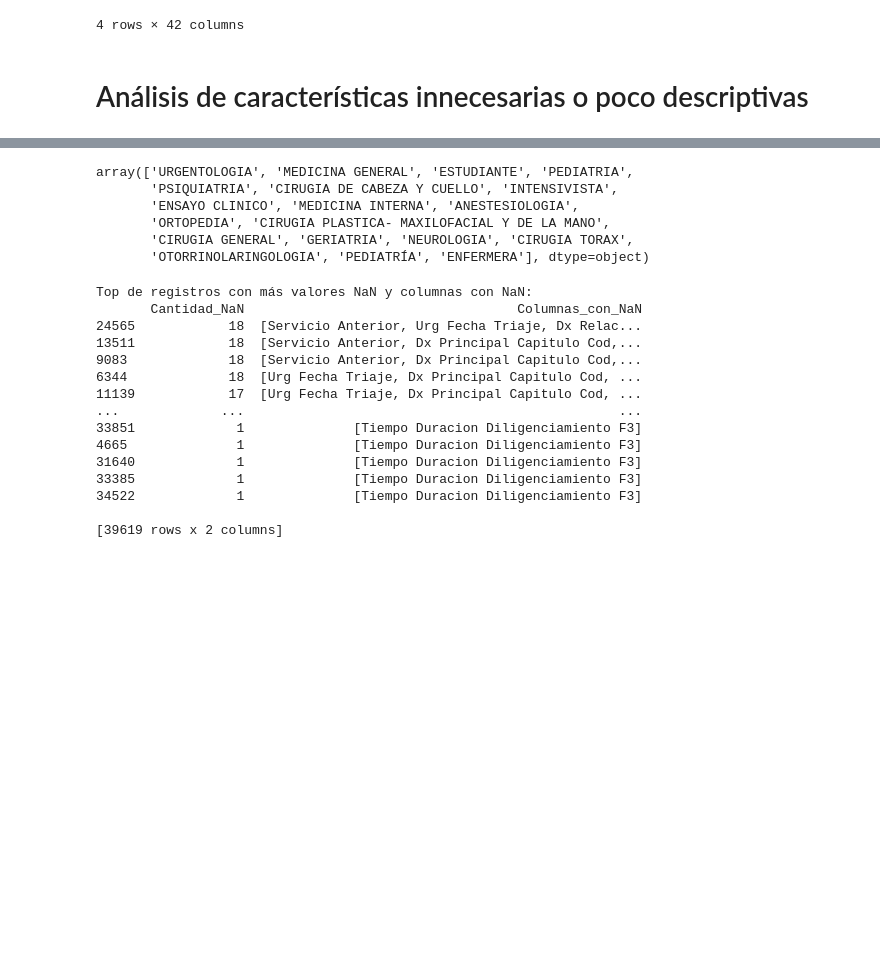
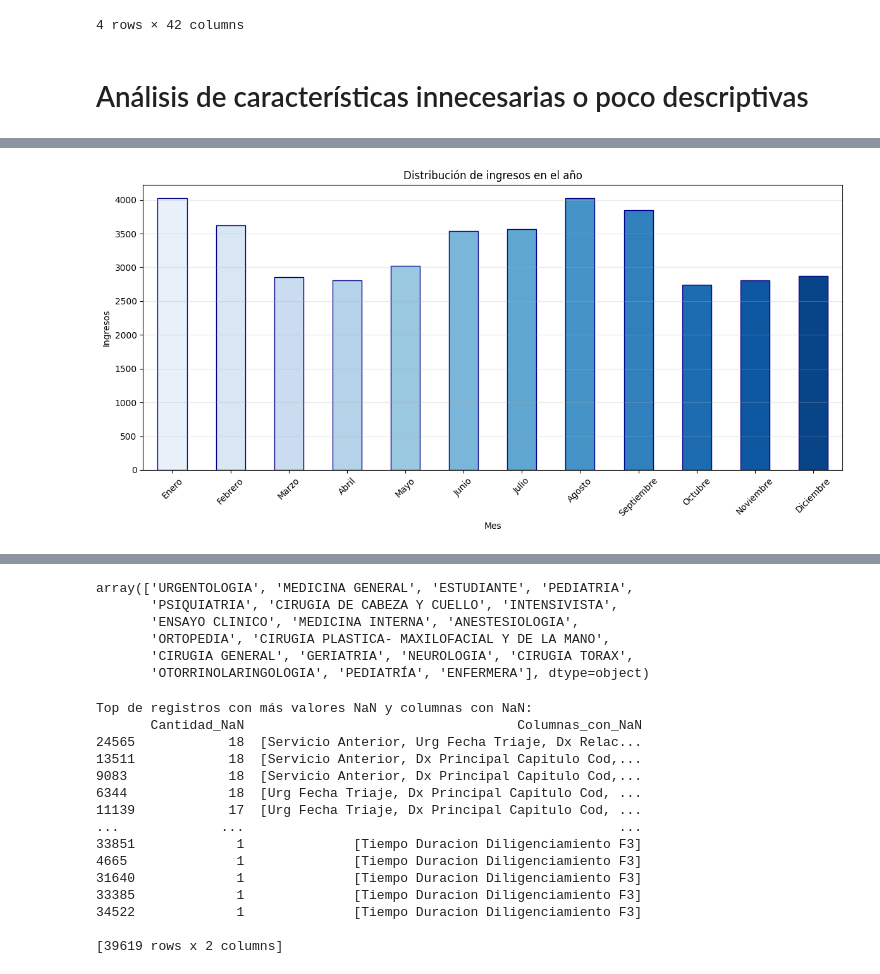
Before and after one commit to santiagogonzalezc/Final_project_ML, a Jupyter notebook: EDA.ipynb, the cells around one changed output, grey strips where cells are left out. Drawn from its saved outputs; the diff is of its cells as text; code cells hidden in the pictures; blank space fills up the shorter version.

```diff
--- a/EDA.ipynb
+++ b/EDA.ipynb
@@ -88,14 +89,16 @@ data.drop(columns=variables_un_valor, inplace=True)
 # Eliminamos la variable de Dx Relacionado1 puesto que esta repetida en la variable Dx Relacionado1 Cod
 # Eliminamos la variable de Dx Relacionado2 puesto que esta repetida en la variable Dx Relacionado2 Cod
 # Eliminamos la variable de Dx Relacionado3 puesto que esta repetida en la variable Dx Relacionado3 Cod
+# Eliminamos la variable de Dx Principal Capitulo Cod puesto que es igual a la variable Dx Principal Cod sin el ultimo valor del código
+# Eliminamos la variable Horas (Camara - F3) debido a que no es congruente con la resta entre las fechas de Camara y F3
+# Las fechas de Camara y F3 no son congruentes debido a que a a veces la fecha de camara es mayor que la de F3
+# Eliminamos la variable Dias (Triaje - F3) debido a que el 99% de los valores es 0 y el restante es -1
 
 # Quitamos la variable unidad y convertimos los mesesy dias a unidades de años
 data['Paciente Edad'] = data['Paciente Edad'].astype(float)
 data.loc[data['Unidad'] == 'Meses', 'Paciente Edad'] /= 12
 data.loc[data['Unidad'] == 'Días', 'Paciente Edad'] /= 365
 
-
-# VERIFICAR SI TODOS LOS DX PRINCIPAL COD == DX PRINCIPAL CAPITULO [:-1]
 
 data.drop(columns=['Nro Atencion',
                     'Paciente Tipo Identificacion',
@@ -107,7 +110,10 @@ data.drop(columns=['Nro Atencion',
                     'Dx Relacionado1\n',
                     'Dx Relacionado2\n',
                     'Dx Relacionado3\n',
-                    'Unidad'],
+                    'Unidad',
+                    'Dx Principal Capitulo Cod',
+                    'Horas (Camara - F3)',
+                    'Dias (Triaje - F3)'],
             inplace=True)
 
 data
@@ -127,0 +155,25 @@ data
+# %%
+month_counts = data['Mes'].value_counts().sort_index()
+months_order = ['Enero', 'Febrero', 'Marzo', 'Abril', 'Mayo', 'Junio', 'Julio', 'Agosto', 'Septiembre', 'Octubre', 'Noviembre', 'Diciembre']
+max_count = month_counts.max()
+color_palette = sns.color_palette('Blues', n_colors=len(month_counts))
+
+# Plot histogram
+plt.figure(figsize=(12, 6))
+month_counts.plot(kind='bar', color=color_palette, edgecolor='darkblue',zorder=0)
+
+# Customize plot
+plt.title('Distribución de ingresos en el año')
+plt.xlabel('Mes')
+plt.ylabel('Ingresos')
+plt.xticks(rotation=45)
+plt.grid(axis='y', alpha=0.3)
+
+
+plt.xticks(range(len(months_order)), months_order, rotation=45)
+
+# Show plot
+plt.tight_layout()
+plt.show()
+# %% [output]
+[figure, added]
```
Also changed, not shown: parts of 6 cells of this notebook, 1 other file.
